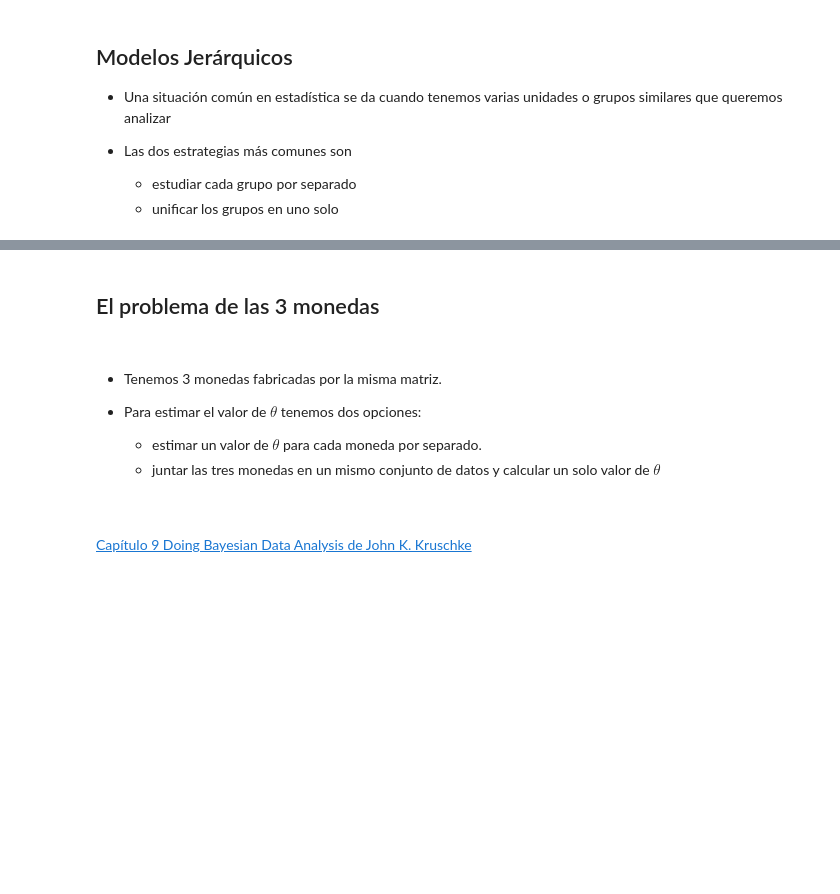
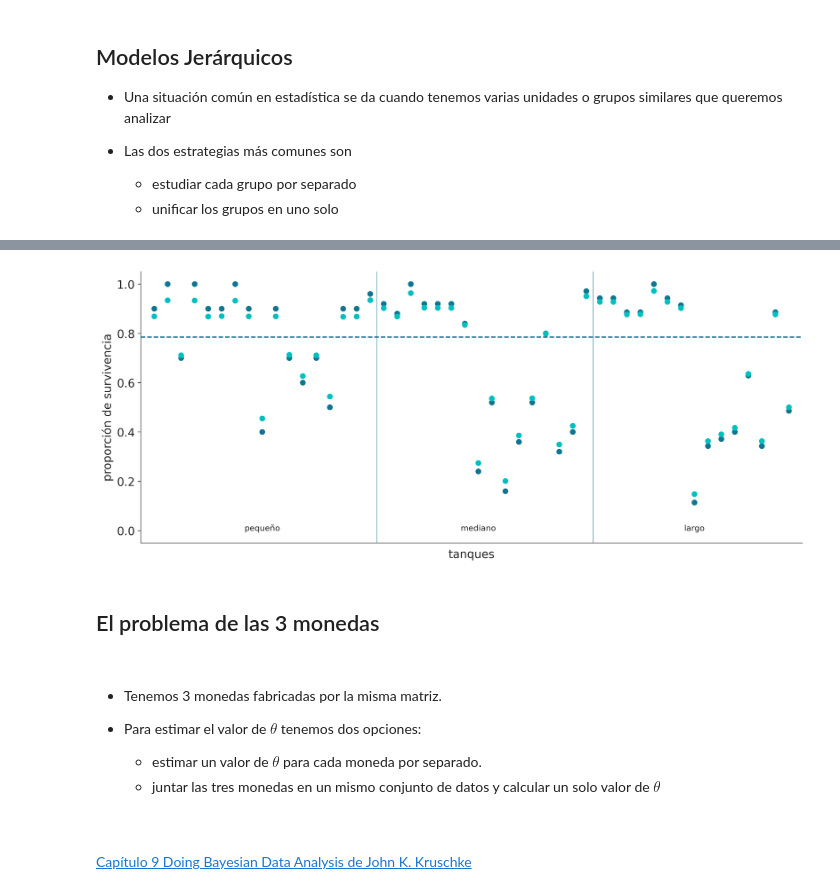
Before and after one commit to Grupo-de-modelado-probabilista/modelado_bayesiano, a Jupyter notebook: diapo/diapo_03.ipynb, the cells around one changed output, grey strips where cells are left out. Saved outputs shown, nothing was run; the diff lists cells and outputs as text; code cells hidden in the pictures; blank space fills up the shorter version.

```diff
--- a/diapo/diapo_03.ipynb
+++ b/diapo/diapo_03.ipynb
@@ -107,0 +223,3 @@ cm.update("livereveal", {
+# %%
+d = pd.read_csv('../datos/reedfrogs.csv', sep=",")
+d.head()
@@ -107,0 +233,12 @@ cm.update("livereveal", {
+# %%
+with pm.Model() as modelo_renacuajos:
+    # Hiperpriors
+    μ = pm.Normal('μ', 0., 1.)
+    σ = pm.HalfNormal('σ', 10.)
+    # Prior
+    α_tanque = pm.Normal('α_tanque', μ, σ, shape=d.shape[0])
+    p = pm.Deterministic('p', pm.math.sigmoid(α_tanque))  # transformación logística
+    #likelihood
+    surv = pm.Binomial('surv', n=d.density, p=p, observed=d.surv)
+
+    idata_renacuajos = pm.sample(2000, tune=2000)
@@ -108,3 +252,24 @@ cm.update("livereveal", {
+# %%
+_, ax = plt.subplots(1, 1, figsize=(12, 5))
+
+post_r = az.extract(idata_renacuajos)
+
+ax.scatter(np.arange(0, 48), d.propsurv, color='C0')
+ax.scatter(np.arange(0, 48), post_r['p'].mean("sample"), color='C1')
+ax.hlines(logistic(post_r['μ'].median("sample")), -1, 49, linestyles='--')
+
+idx = d.density[d.density.diff() > 0].index
+ax.vlines(idx + 0.5, -.05, 1.05, lw=.5)
+for i, t in zip(np.linspace(0, 48, 7)[1::2], ('pequeño', 'mediano', 'largo')):
+    ax.text(i, 0, t, horizontalalignment='center')
+ax.set_xlabel('tanques')
+ax.set_ylabel('proporción de survivencia')
+ax.set_xlim(-1, 48)
+ax.set_xticks([])
+ax.set_ylim(-.05, 1.05)
+ax.grid(False)
+# %% [output]
+[figure, added]
 # %% [markdown]
 ## El problema de las 3 monedas
 
```
Also changed, not shown: parts of 22 cells of this notebook, 9 other files.
